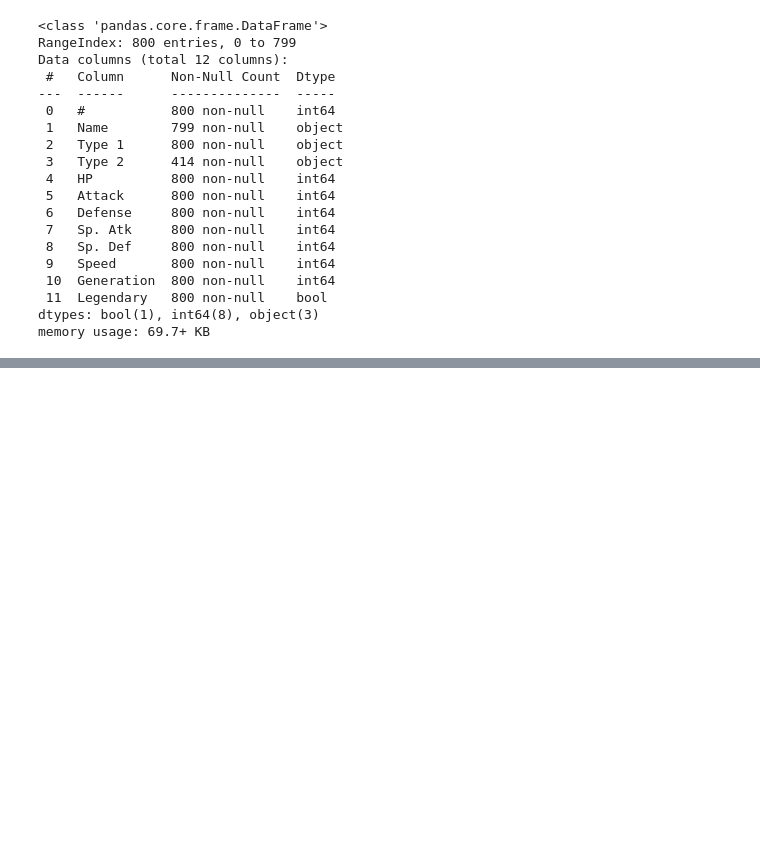
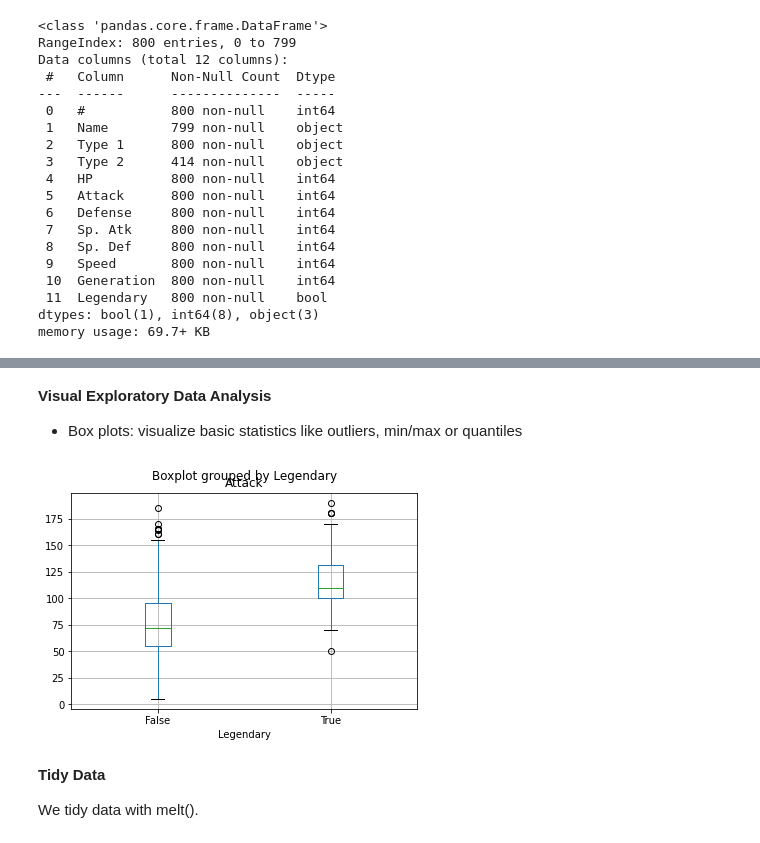
Before and after one commit to emrecavdar/data-science, a Jupyter notebook: data-science-tutorial.ipynb, the cells around one changed output, grey strips where cells are left out. Saved outputs shown, nothing was run; the diff lists cells and outputs as text; code cells hidden in the pictures; blank space fills up the shorter version.

Commit message:
Kaggle Notebook | Data Science Tutorial | Version 4

```diff
--- a/data-science-tutorial.ipynb
+++ b/data-science-tutorial.ipynb
@@ -555,0 +618,19 @@ memory usage: 69.7+ KB
+# %% [markdown]
+**Visual Exploratory Data Analysis**
+
+* Box plots: visualize basic statistics like outliers, min/max or quantiles
+# %%
+# Black cercles are our ouitliers
+# Black line at top is max
+# Blue line at top is 75%
+# Green line is median 50%
+# Blue line at bottom is 25%
+# Black line at bottom is min
+data.boxplot(column="Attack",by = 'Legendary')
+plt.show()
+# %% [output]
+[figure, added]
+# %% [markdown]
+**Tidy Data**
+
+We tidy data with melt().
```
Also changed, not shown: parts of 45 cells of this notebook.
